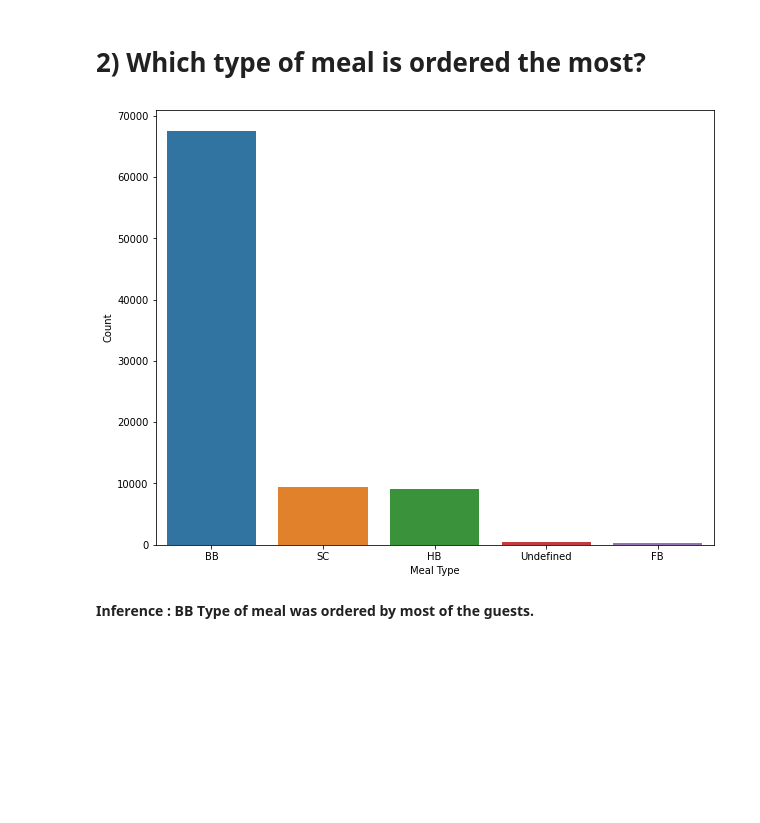
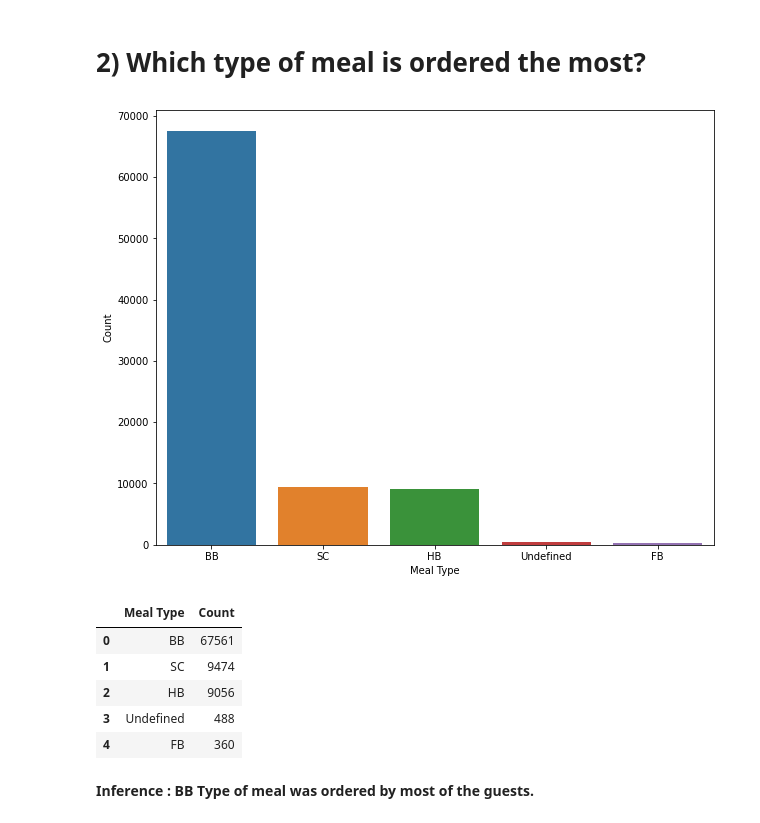
Before and after one commit to kavyasree761/hotel-booking-analysis, a Jupyter notebook: Copy_of_Hotel_Booking_Analysis_Capstone_Project.ipynb, the cells around one changed output. Drawn from its saved outputs; the diff is of its cells as text; code cells hidden in the pictures; blank space fills up the shorter version.

```diff
--- a/Copy_of_Hotel_Booking_Analysis_Capstone_Project.ipynb
+++ b/Copy_of_Hotel_Booking_Analysis_Capstone_Project.ipynb
@@ -257,10 +257,17 @@ plt.show()
 # %%
 k2=data['meal'].value_counts().reset_index().rename(columns={'index':'Meal Type','meal':'Count'})
 plt.figure( figsize=(10, 8))
 sns.barplot(y=k2['Count'],x=k2['Meal Type'])
 plt.show()
+k2
 # %% [output]
 [figure]
+|  | Meal Type | Count |
+| 0 | BB | 67561 |
+| 1 | SC | 9474 |
+| 2 | HB | 9056 |
+| 3 | Undefined | 488 |
+| 4 | FB | 360 |
 # %% [markdown]
 **Inference : BB Type of meal was ordered by most of the guests.**
 # %% [markdown]
```
Also changed, not shown: parts of 10 cells of this notebook.
